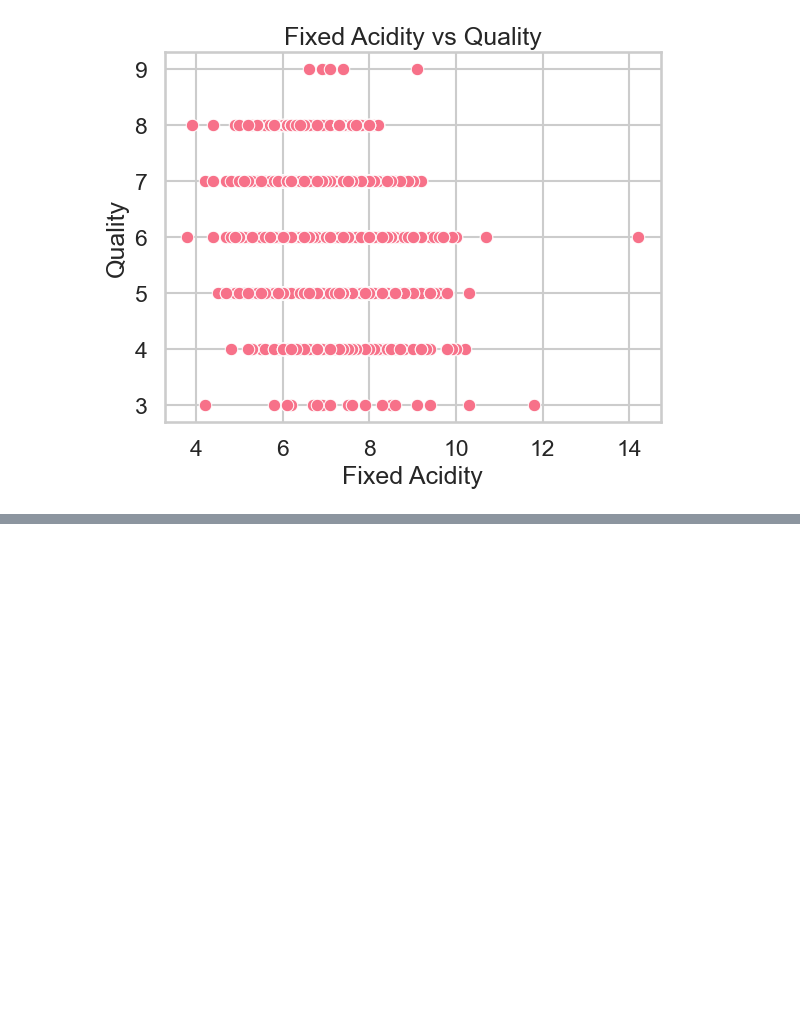
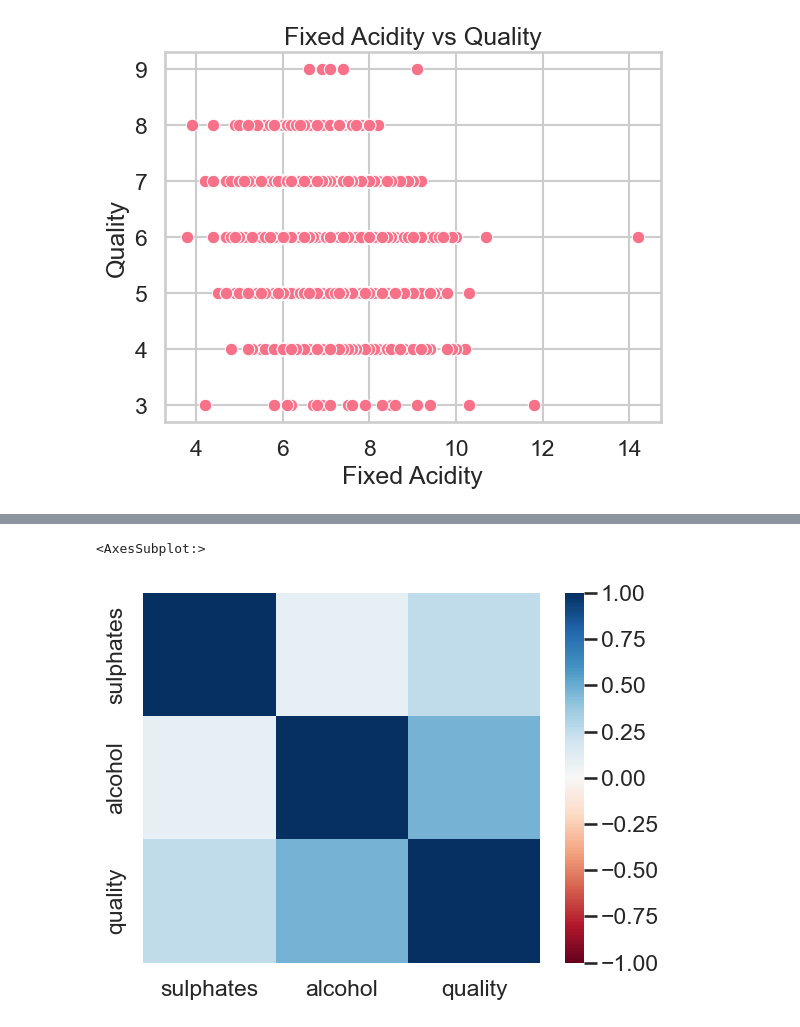
Before and after one commit to sfdatade/blueberry_winerys_project, a Jupyter notebook: BlueBerry_Winery_Project.ipynb, the cells around one changed output, grey strips where cells are left out. Saved outputs shown, nothing was run; the diff lists cells and outputs as text; code cells hidden in the pictures; blank space fills up the shorter version.

```diff
--- a/BlueBerry_Winery_Project.ipynb
+++ b/BlueBerry_Winery_Project.ipynb
@@ -626,0 +648,5 @@ Text(0, 0.5, 'Quality')
+# %%
+sns.heatmap(corr, cmap='RdBu', vmin=-1, vmax=1)
+# %% [output]
+<AxesSubplot:>
+[figure, added]
```
Also changed, not shown: parts of 9 cells of this notebook.
